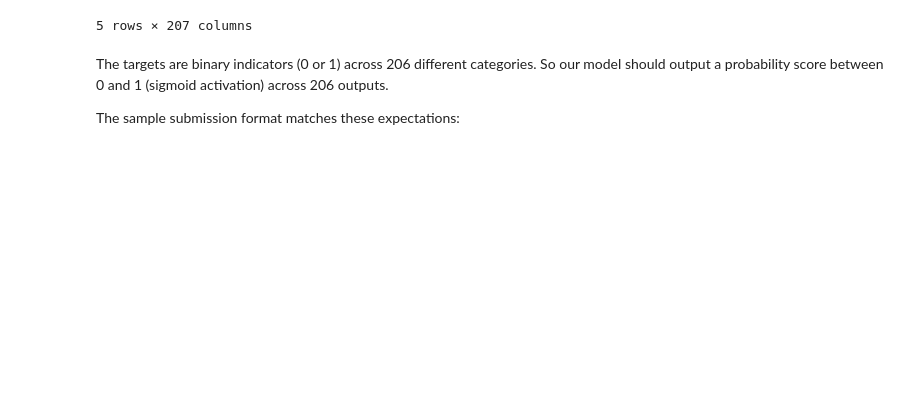
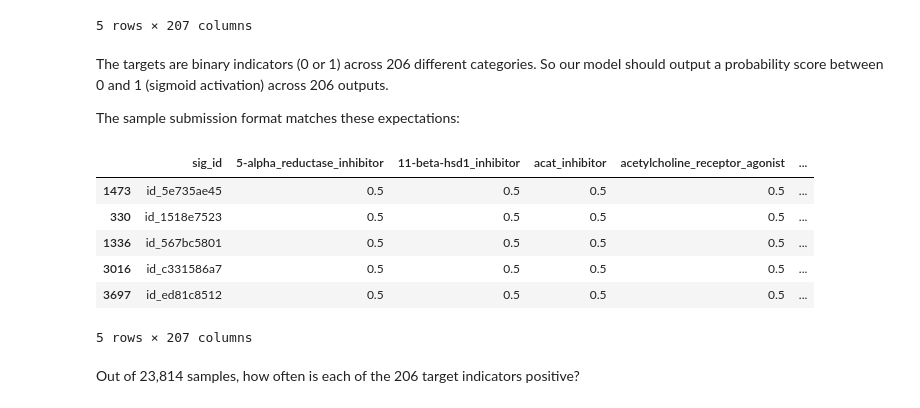
Before and after one commit to JaeDoo1034/Kaggle-Study, a Jupyter notebook: Keras_tuner1.ipynb, the cells around one changed output. Cells and saved outputs as stored; diff of their text form; code cells hidden in the pictures; blank space fills up the shorter version.

```diff
--- a/Keras_tuner1.ipynb
+++ b/Keras_tuner1.ipynb
@@ -74,5 +74,15 @@ The targets are binary indicators (0 or 1) across 206 different categories. So o
 
 The sample submission format matches these expectations:
 # %%
-sample_submission_df = pd.read_csv('/kaggle/input/lish-moa/sample_submission.csv')
+sample_submission_df = pd.read_csv('/content/list-moa/sample_submission.csv')
 sample_submission_df.sample(5)
+# %% [output]
+|  | sig_id | 5-alpha_reductase_inhibitor | 11-beta-hsd1_inhibitor | acat_inhibitor | acetylcholine_receptor_agonist | ... |
+| 1473 | id_5e735ae45 | 0.5 | 0.5 | 0.5 | 0.5 | ... |
+| 330 | id_1518e7523 | 0.5 | 0.5 | 0.5 | 0.5 | ... |
+| 1336 | id_567bc5801 | 0.5 | 0.5 | 0.5 | 0.5 | ... |
+| 3016 | id_c331586a7 | 0.5 | 0.5 | 0.5 | 0.5 | ... |
+| 3697 | id_ed81c8512 | 0.5 | 0.5 | 0.5 | 0.5 | ... |
+5 rows × 207 columns
+# %% [markdown]
+Out of 23,814 samples, how often is each of the 206 target indicators positive?
```
Also changed, not shown: parts of 12 cells of this notebook.
